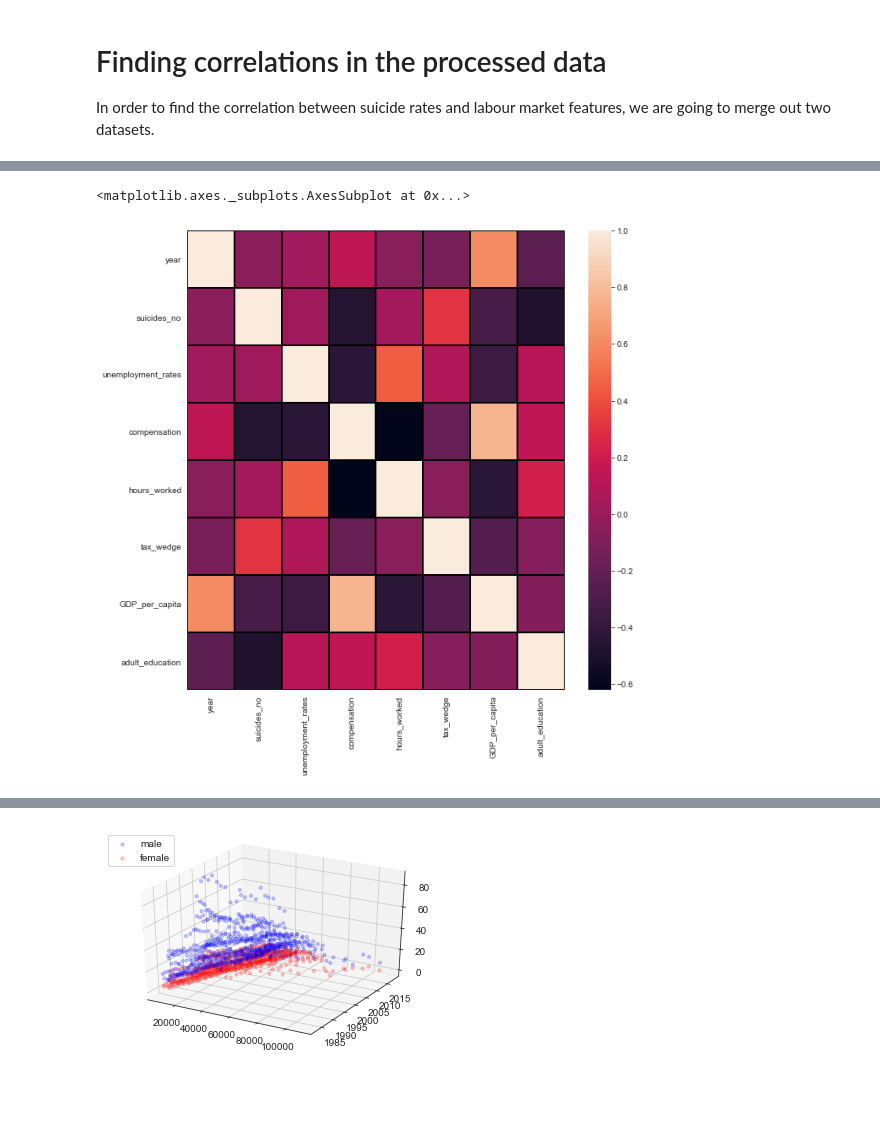
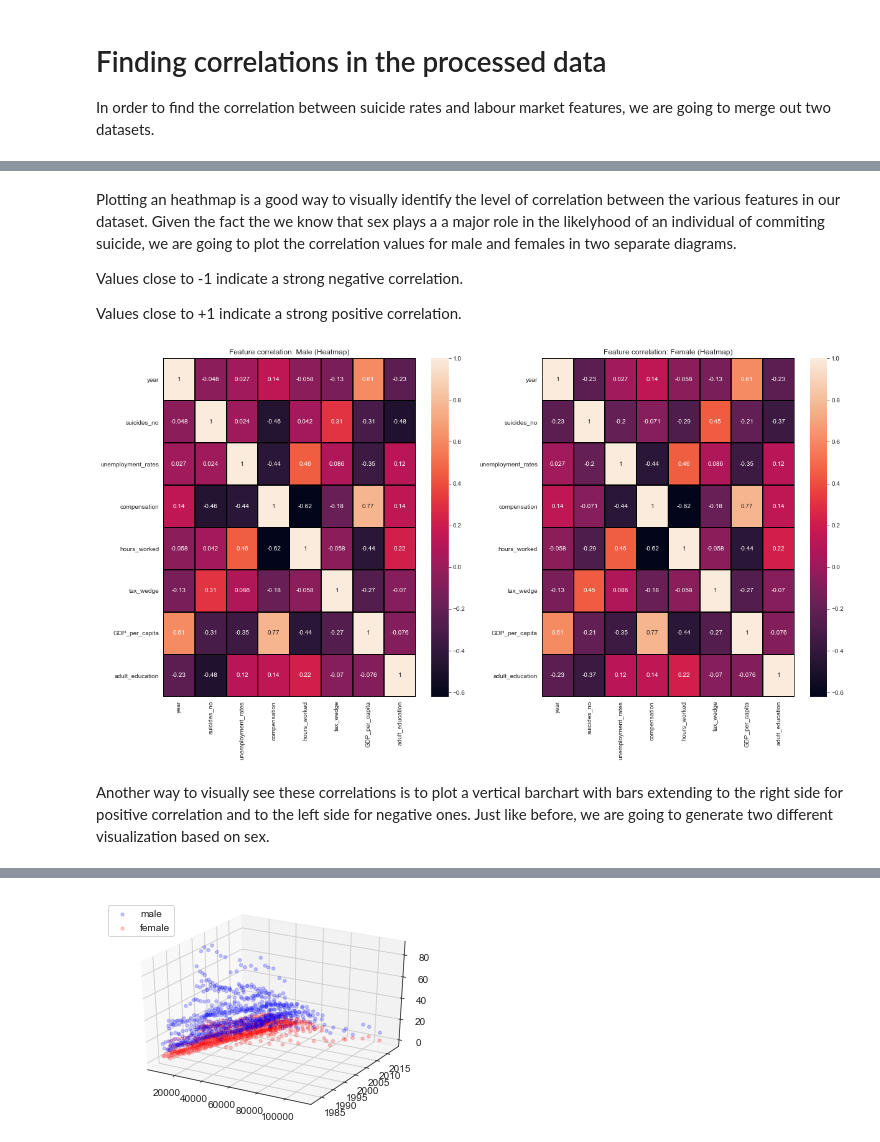
Before and after one commit to iberius96/Python-Suicides-Europe, a Jupyter notebook: main.ipynb, the cells around one changed output, grey strips where cells are left out. Drawn from its saved outputs; the diff is of its cells as text; code cells hidden in the pictures; blank space fills up the shorter version.

Commit message:
Added various explanations, finished visualizations for correlation

```diff
--- a/main.ipynb
+++ b/main.ipynb
@@ -742,8 +736,23 @@ test[test['country'] == 'Albania'].head(66)
+# %% [markdown]
+Plotting an heathmap is a good way to visually identify the level of correlation between the various features in our dataset. Given the fact the we know that sex plays a a major role in the likelyhood of an individual of commiting suicide, we are going to plot the correlation values for male and females in two separate diagrams.
+
+Values close to -1 indicate a strong negative correlation.
+
+Values close to +1 indicate a strong positive correlation.
 # %%
-plt.figure(figsize=(10,10))
-sns.heatmap(merged_data[merged_data['sex'] == 'male'].corr(), linecolor='black', linewidths=1)
-#sns.heatmap(merged_data[merged_data['sex'] == 'female'].corr())
+fig = plt.figure(figsize=(20, 10))
+
+plt.subplot(121)
+plt.title('Feature correlation: Male (Heatmap)')
+sns.heatmap(merged_data[merged_data['sex'] == 'male'].corr(), linecolor='black', linewidths=1, annot=True)
+
+plt.subplot(122)
+plt.title('Feature correlation: Female (Heatmap)')
+sns.heatmap(merged_data[merged_data['sex'] == 'female'].corr(), linecolor='black', linewidths=1, annot=True)
+
+plt.show()
 # %% [output]
-<matplotlib.axes._subplots.AxesSubplot at 0x...>
-[figure, old version]
+[figure, new version]
+# %% [markdown]
+Another way to visually see these correlations is to plot a vertical barchart with bars extending to the right side for positive correlation and to the left side for negative ones. Just like before, we are going to generate two different visualization based on sex.
 # %%
```
Also changed, not shown: parts of 33 cells of this notebook.
